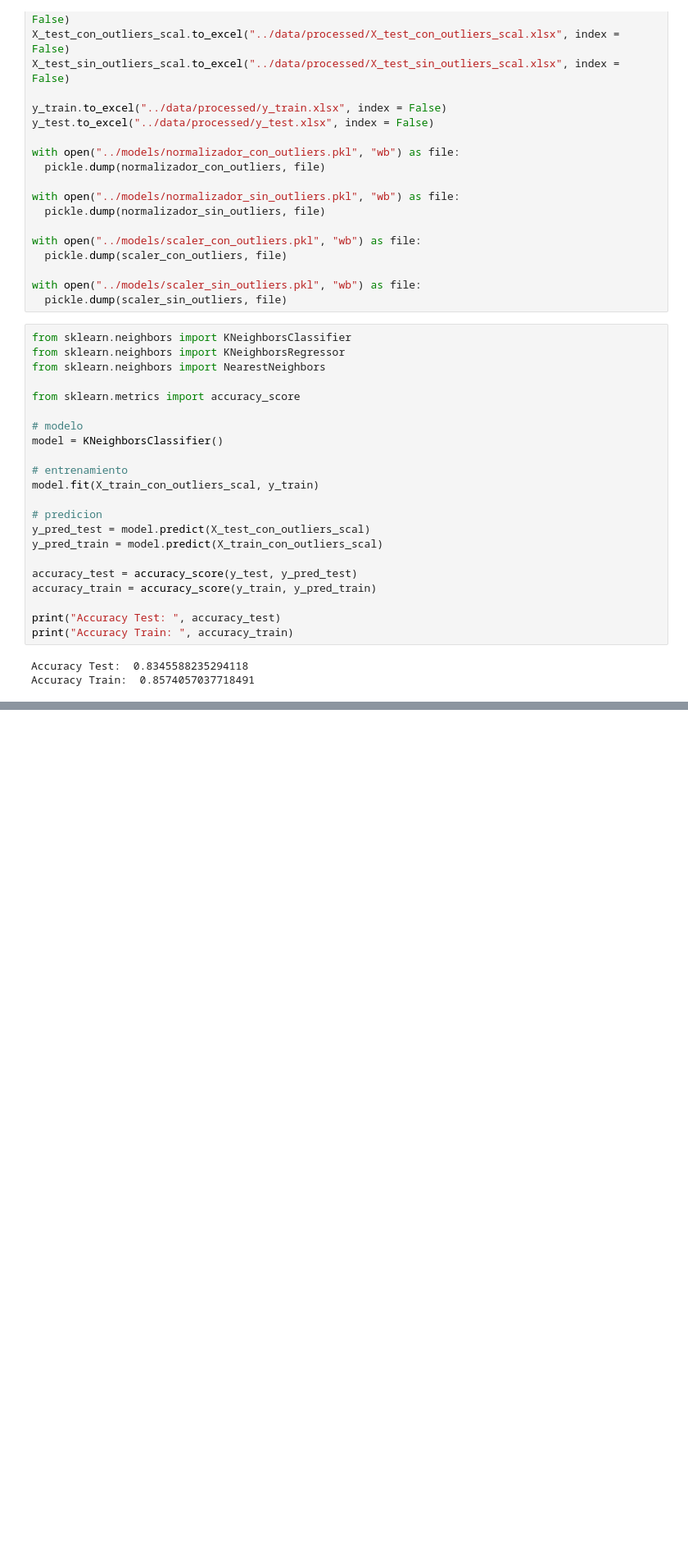
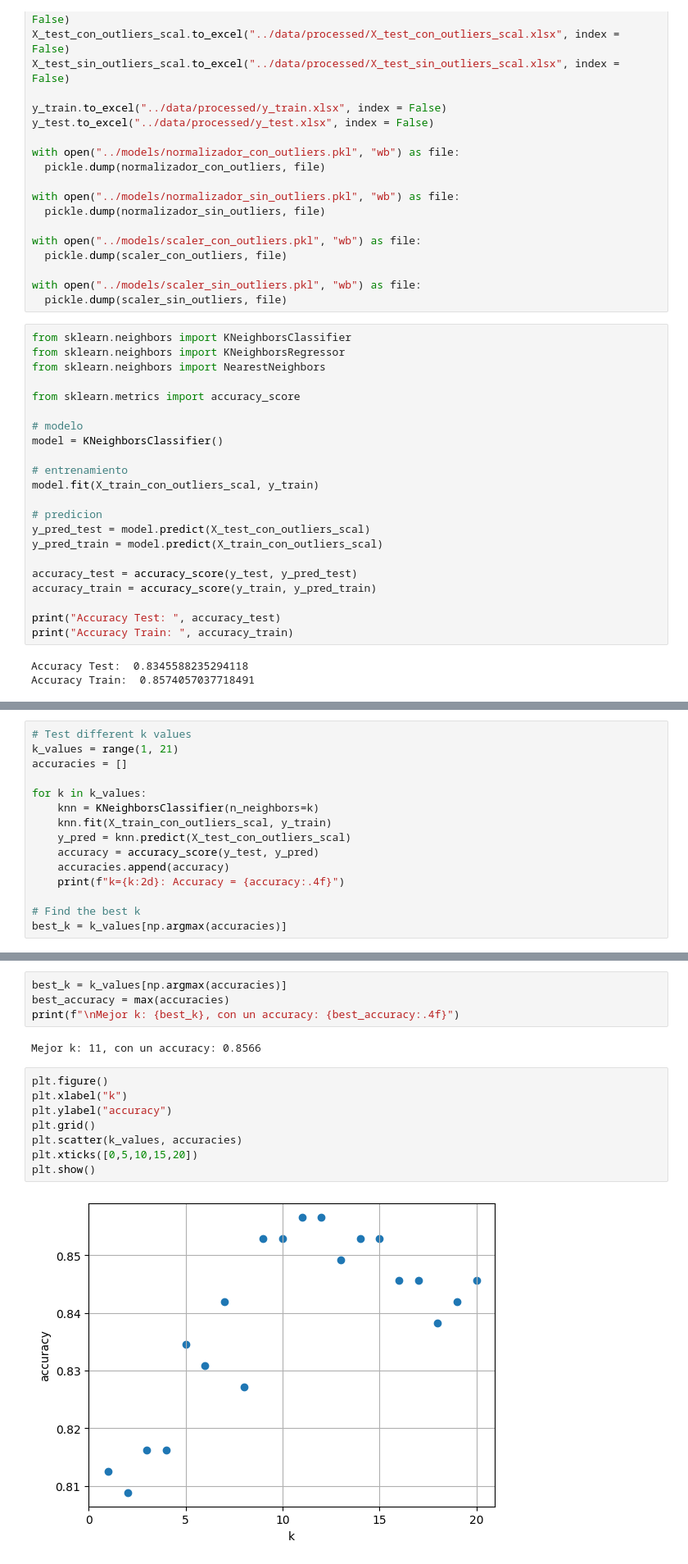
Before and after one commit to 4GeeksAcademy/Tulio-Gimenez-Tutorial-del-Proyecto-K-vecinos-mas-Cercanos, a Jupyter notebook: src/explore.ipynb, the cells around one changed output, grey strips where cells are left out. Shown at 82% size. Saved outputs shown, nothing was run; the diff lists cells and outputs as text; blank space fills up the shorter version.

```diff
--- a/src/explore.ipynb
+++ b/src/explore.ipynb
@@ -597,0 +604,15 @@ plt.show()
+# %%
+# Test different k values
+k_values = range(1, 21)
+accuracies = []
+
+for k in k_values:
+    knn = KNeighborsClassifier(n_neighbors=k)
+    knn.fit(X_train_con_outliers_scal, y_train)
+    y_pred = knn.predict(X_test_con_outliers_scal)
+    accuracy = accuracy_score(y_test, y_pred)
+    accuracies.append(accuracy)
+    print(f"k={k:2d}: Accuracy = {accuracy:.4f}")
+
+# Find the best k
+best_k = k_values[np.argmax(accuracies)]
@@ -597,0 +640,16 @@ plt.show()
+# %%
+best_k = k_values[np.argmax(accuracies)]
+best_accuracy = max(accuracies)
+print(f"\nMejor k: {best_k}, con un accuracy: {best_accuracy:.4f}")
+# %% [output]
+Mejor k: 11, con un accuracy: 0.8566
+# %%
+plt.figure()
+plt.xlabel("k")
+plt.ylabel("accuracy")
+plt.grid()
+plt.scatter(k_values, accuracies)
+plt.xticks([0,5,10,15,20])
+plt.show()
+# %% [output]
+[figure, added]
```
Also changed, not shown: parts of 12 cells of this notebook, 14 other files.
